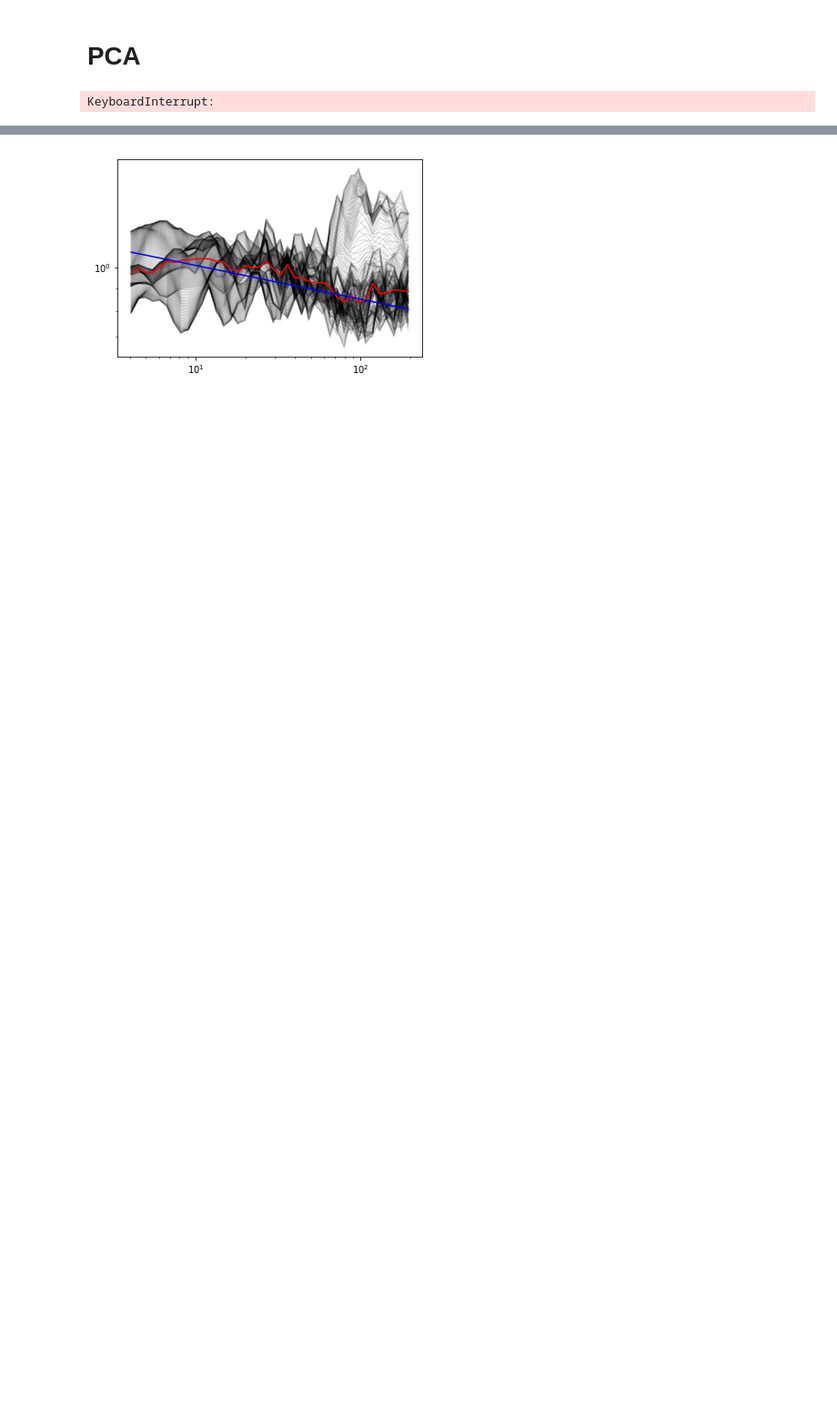
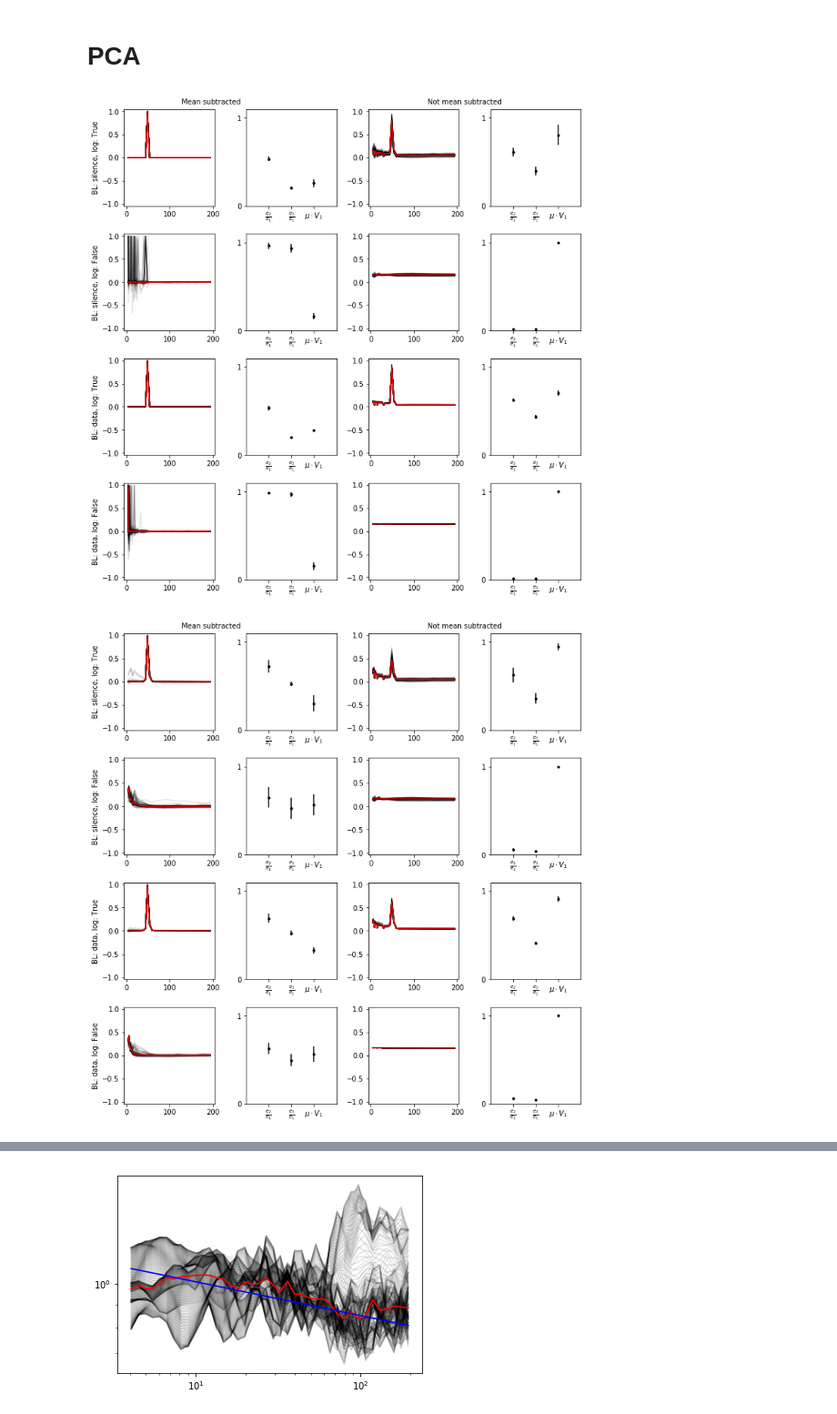
Before and after one commit to BouchardLab/cv_paper_plots, a Jupyter notebook: xfreq/broadband_plots.ipynb, the cells around one changed output, grey strips where cells are left out. Shown at 91% size. Drawn from its saved outputs; the diff is of its cells as text; code cells hidden in the pictures; blank space fills up the shorter version.

```diff
--- a/xfreq/broadband_plots.ipynb
+++ b/xfreq/broadband_plots.ipynb
@@ -143,14 +147,8 @@ means = np.full((2, 2, 2, len(good_channels), 40), np.nan)
 pcs_s = np.full((2, 2, 2, len(good_channels), 3, 40), np.nan)
 evs_s = np.full((2, 2, 2, len(good_channels), 3), np.nan)
 
-def get_pcs(d, center_pca):
-    mean = d.mean(axis=0)
-    if center_pca:
-        d = (d - mean) / np.sqrt(d.shape[0])
-    return sp.linalg.eigh(d.T.dot(d), eigvals=(39-2, 39)), mean
-
 for ii, bl_type in enumerate(['bl_mean', 'data_mean']):
-    X, bl_type_means = forward_bl(X, bl_type)
+    X, bl_type_means = forward_bl(X, bl_type, block_labels)
     for ch in range(len(good_channels)):
         d = X[:, :, ch].reshape(40, -1).T
         for jj, center_pca in enumerate([True, False]):
@@ -169,14 +167,10 @@ for ii, bl_type in enumerate(['bl_mean', 'data_mean']):
                 (w_s, v_s), _ = get_pcs(dp_s, center_pca)
                 pcs_s[ii, jj, kk, ch] = v_s[:, ::-1].T
                 evs_s[ii, jj, kk, ch] = w_s[::-1]
-    X = invert_bl(X, bl_type, bl_type_means)
-def flip(pcs):
-    fl = 2 * (abs(pcs.max(axis=-1, keepdims=True)) >= abs(pcs.min(axis=-1, keepdims=True))) -1
-    return fl * pcs
+    X = invert_bl(X, bl_type, bl_type_means, block_labels)
+
 pcs = flip(pcs)
 pcs_s = flip(pcs_s)
-# %% [output]
-KeyboardInterrupt:
 # %%
 np.savez('{}_pca_analysis'.format(subject), pcs=pcs, evs=evs, axes=['bl_type',
                                                                     'center_pca',
@@ -205,6 +199,51 @@ def plot_PC0s(pcs, evs, mean, faxes, title=False, ylabel=None):
     if ylabel is not None:
         ax0.set_ylabel(ylabel)
     return
+# %%
+bl_names = ['BL: silence', 'BL: data']
+for sampled in [True, False]:
+    f, axes = plt.subplots(4, 4, figsize=(10, 10))
+    row = 0
+    for ii, bl_type in enumerate(['bl_mean', 'data_mean']):
+        for kk, log in enumerate([True, False]):
+            row_ax = axes[row]
+            for jj, center_pca in enumerate([True, False]):
+                if row == 0:
+                    title=True
+                else:
+                    title=False
+                if jj == 0:
+                    ylabel = '{}, log: {}'.format(bl_names[ii], log)
+                else:
+                    ylabel = None
+                if sampled:
+                    these_pcs = pcs_s[ii, jj, kk]
+                    these_evs = evs_s[ii, jj, kk]
+                else:
+                    these_pcs = pcs[ii, jj, kk]
+                    these_evs = evs[ii, jj, kk]
+                these_mean = means[ii, jj, kk]
+                axs = row_ax[jj * 2:jj * 2 +2]
+                plot_PC0s(these_pcs, these_evs, these_mean,
+                          (f, (axs)), title=title, ylabel=ylabel)
+            row += 1
+    f.text(.25, .99, 'Mean subtracted', ha='center')
+    f.text(.75, .99, 'Not mean subtracted', ha='center')
+    if sampled:
+        max_val = 1.05 * abs(pcs_s).max()
+    else:
+        max_val = 1.05 * abs(pcs).max()
+    for ii, ax in enumerate(axes.ravel()):
+        if (ii % 2) == 0:
+            ax.set_ylim(-max_val, max_val)
+    f.tight_layout()
+    if sampled:
+        plt.savefig(os.path.join(os.environ['HOME'], 'Downloads/{}_PC1s_sampled.pdf'.format(subject)))
+    else:
+        plt.savefig(os.path.join(os.environ['HOME'], 'Downloads/{}_PC1s.pdf'.format(subject)))
+# %% [output]
+[figure, added]
+[figure, added]
 # %%
 def plot_103_106(pcs, faxes=None, title=False, ylabel=None):
     if faxes is None:
```
Also changed, not shown: parts of 14 cells of this notebook, 1 other file.
